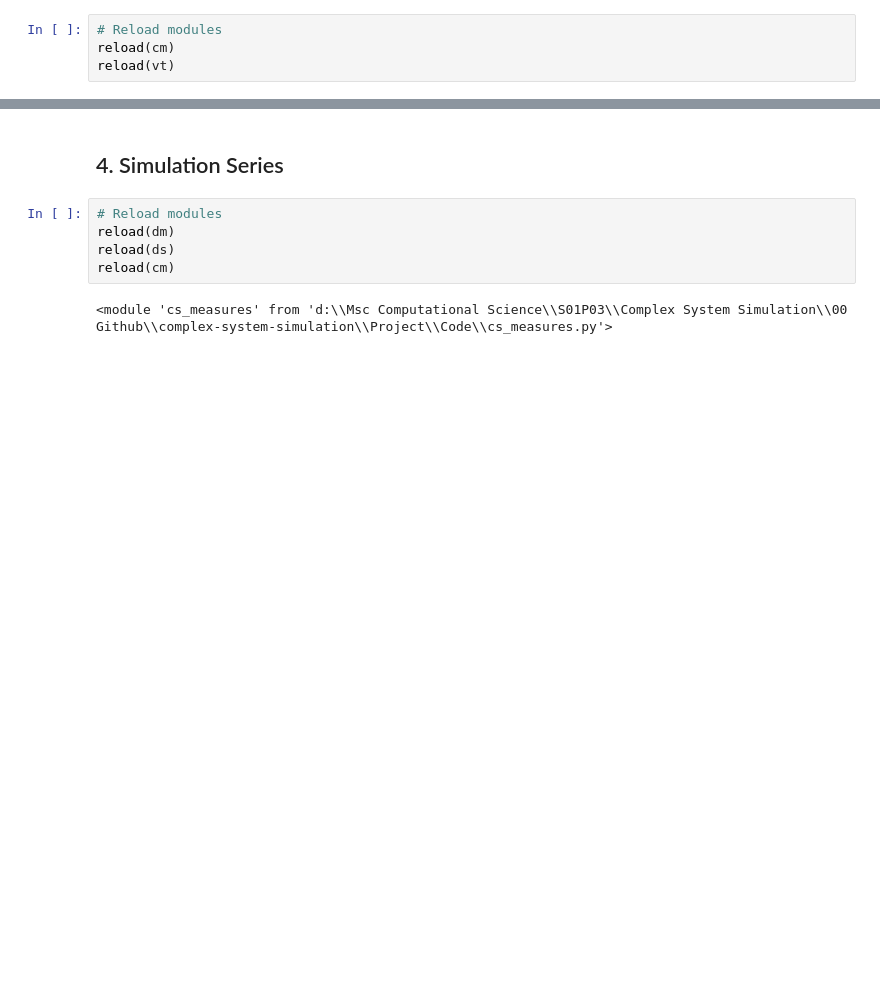
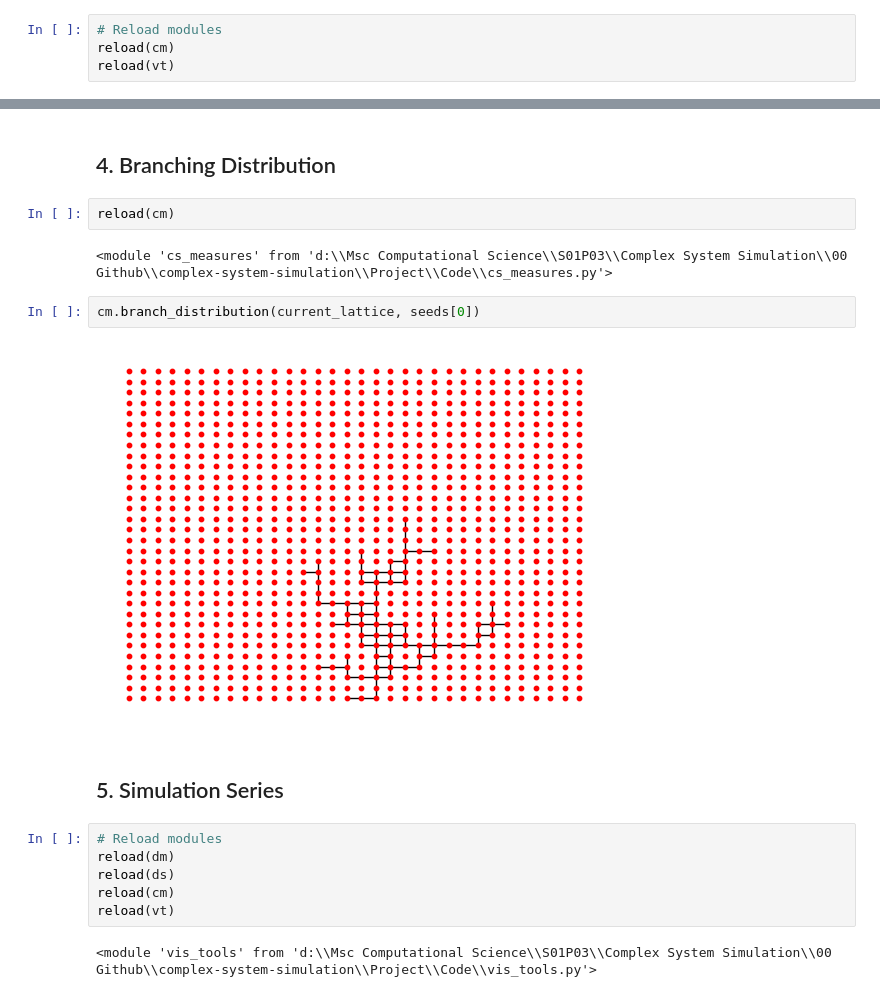
Before and after one commit to mboyan/complex-system-simulation, a Jupyter notebook: Project/Code/ProjectNotebook.ipynb, the cells around one changed output, grey strips where cells are left out. Cells and saved outputs as stored; diff of their text form; blank space fills up the shorter version.

```diff
--- a/Project/Code/ProjectNotebook.ipynb
+++ b/Project/Code/ProjectNotebook.ipynb
@@ -88,12 +101,23 @@ vt.plot_fractal_dimension(scales, n_boxes, coeffs)
+# %% [markdown]
+## 4. Branching Distribution
+# %%
+reload(cm)
+# %% [output]
+<module 'cs_measures' from 'd:\\Msc Computational Science\\S01P03\\Complex System Simulation\\00 Github\\complex-system-simulation\\Project\\Code\\cs_measures.py'>
+# %%
+cm.branch_distribution(current_lattice, seeds[0])
+# %% [output]
+[figure, added]
 # %% [markdown]
-## 4. Simulation Series
+## 5. Simulation Series
 # %%
 # Reload modules
 reload(dm)
 reload(ds)
 reload(cm)
+reload(vt)
 # %% [output]
-<module 'cs_measures' from 'd:\\Msc Computational Science\\S01P03\\Complex System Simulation\\00 Github\\complex-system-simulation\\Project\\Code\\cs_measures.py'>
+<module 'vis_tools' from 'd:\\Msc Computational Science\\S01P03\\Complex System Simulation\\00 Github\\complex-system-simulation\\Project\\Code\\vis_tools.py'>
 # %%
 # Define environment parameter series
 lattice_size_series = np.array([128])
```
Also changed, not shown: parts of 5 cells of this notebook, 4 other files.
